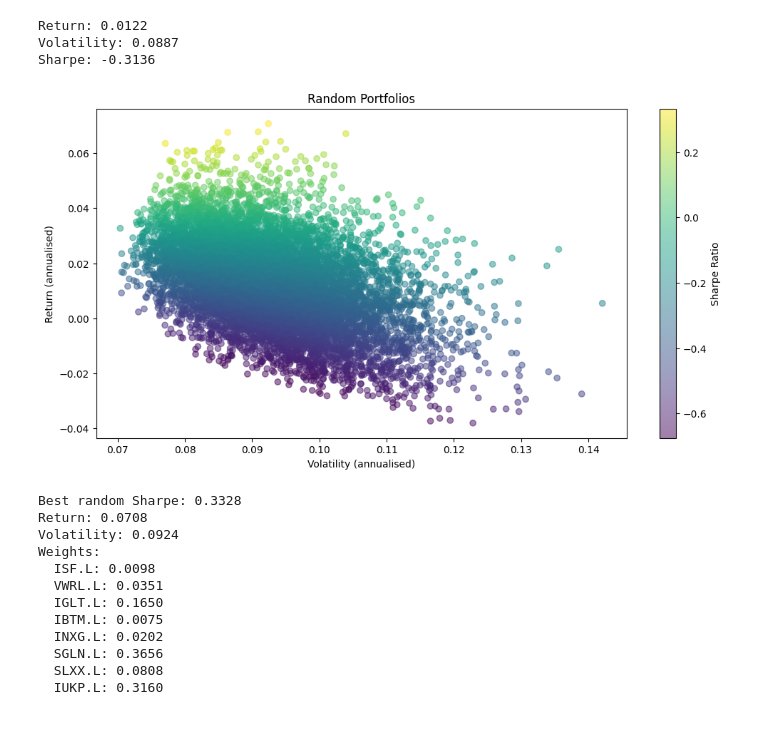
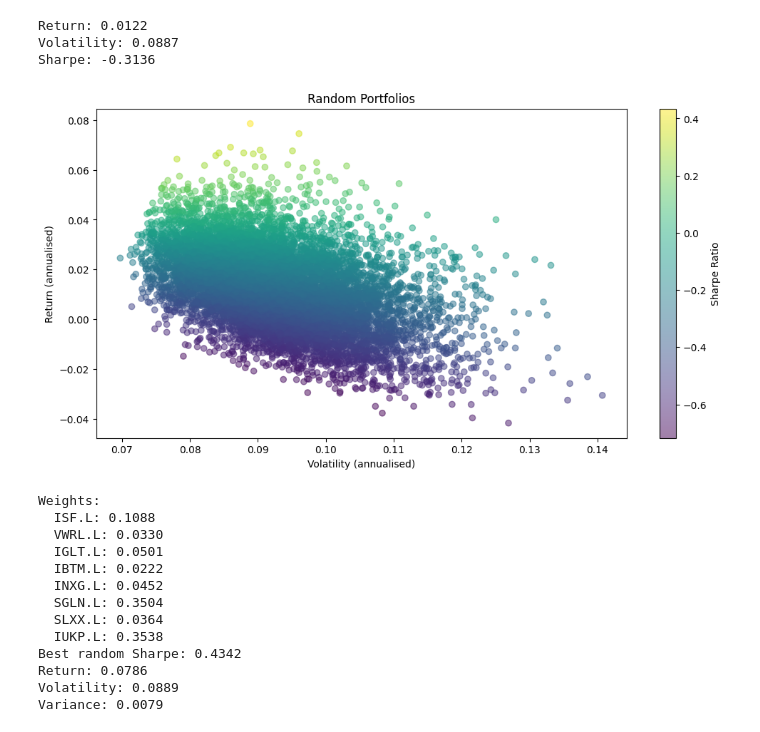
Before and after one commit to poggey/portfolio-optimiser, a Jupyter notebook: notebook.ipynb, the cells around one changed output. Cells and saved outputs as stored; diff of their text form; code cells hidden in the pictures.

Commit message:
Find max sharpe ratio portfolio and min var portfolio

```diff
--- a/notebook.ipynb
+++ b/notebook.ipynb
@@ -59,9 +59,9 @@ def portfolio_perf(weights, mean_returns, cov_matrix):
     portfolio_variance = np.dot(weights.T, np.dot(cov_matrix * 252, weights))
     portfolio_volatility = np.sqrt(portfolio_variance)
     sharpe_ratio = (portfolio_return -rfr) / portfolio_volatility
-    return portfolio_return, portfolio_volatility, sharpe_ratio
+    return portfolio_return, portfolio_volatility, sharpe_ratio, portfolio_variance
 
-portfolio_return, portfolio_volatility, sharpe_ratio = portfolio_perf(weights, annual_mean_returns, cov_matrix)
+portfolio_return, portfolio_volatility, sharpe_ratio, _ = portfolio_perf(weights, annual_mean_returns, cov_matrix)
 
 rfr = 0.04
 ## UK short term gov bond yield
@@ -76,51 +76,57 @@ Sharpe: -0.3136
 # %%
 returns_list = []
 vols_list = []
 sharpes_list = []
+vars_list = []
 weights_list = []
 
 for i in range(10000):
     weights = np.random.random(len(tickers))
     norm_weights = weights / np.sum(weights)
-    ret, vol, sharpe = portfolio_perf(norm_weights, annual_mean_returns, cov_matrix)
+    ret, vol, sharpe, var = portfolio_perf(norm_weights, annual_mean_returns, cov_matrix)
     returns_list.append(ret)
     vols_list.append(vol)
     sharpes_list.append(sharpe)
+    vars_list.append(var)
     weights_list.append(norm_weights)
 
 returns_arr = np.array(returns_list)
 vols_arr = np.array(vols_list)
 sharpes_arr = np.array(sharpes_list)
+vars_arr = np.array(vars_list)
 
 plt.figure(figsize=(12,6))
 plt.scatter(vols_arr, returns_arr, c=sharpes_arr, cmap='viridis', alpha=0.5)
 plt.colorbar(label='Sharpe Ratio')
 plt.xlabel('Volatility (annualised)')
 plt.ylabel('Return (annualised)')
 plt.title('Random Portfolios')
 plt.savefig('outputs/random_portfolios.png', dpi=300, bbox_inches='tight')
 plt.show()
 # %% [output]
-[figure, old version]
+[figure, new version]
 # %%
 best_rndportfolio = np.argmax(sharpes_arr)
-print(f"Best random Sharpe: {sharpes_arr[best_rndportfolio]:.4f}")
-print(f"Return: {returns_arr[best_rndportfolio]:.4f}")
-print(f"Volatility: {vols_arr[best_rndportfolio]:.4f}")
 
 print("Weights:")
 for ticker, w in zip(tickers, weights_list[best_rndportfolio]):
     print(f"  {ticker}: {w:.4f}")
+
+print(f"Best random Sharpe: {sharpes_arr[best_rndportfolio]:.4f}")
+print(f"Return: {returns_arr[best_rndportfolio]:.4f}")
+print(f"Volatility: {vols_arr[best_rndportfolio]:.4f}")
+print(f"Variance: {vars_arr[best_rndportfolio]:.4f}")
 # %% [output]
-Best random Sharpe: 0.3328
-Return: 0.0708
-Volatility: 0.0924
 Weights:
-  ISF.L: 0.0098
-  VWRL.L: 0.0351
-  IGLT.L: 0.1650
-  IBTM.L: 0.0075
-  INXG.L: 0.0202
-  SGLN.L: 0.3656
-  SLXX.L: 0.0808
-  IUKP.L: 0.3160
+  ISF.L: 0.1088
+  VWRL.L: 0.0330
+  IGLT.L: 0.0501
+  IBTM.L: 0.0222
+  INXG.L: 0.0452
+  SGLN.L: 0.3504
+  SLXX.L: 0.0364
+  IUKP.L: 0.3538
+Best random Sharpe: 0.4342
+Return: 0.0786
+Volatility: 0.0889
+Variance: 0.0079
```
Also changed, not shown: parts of 5 cells of this notebook, 1 other file.
